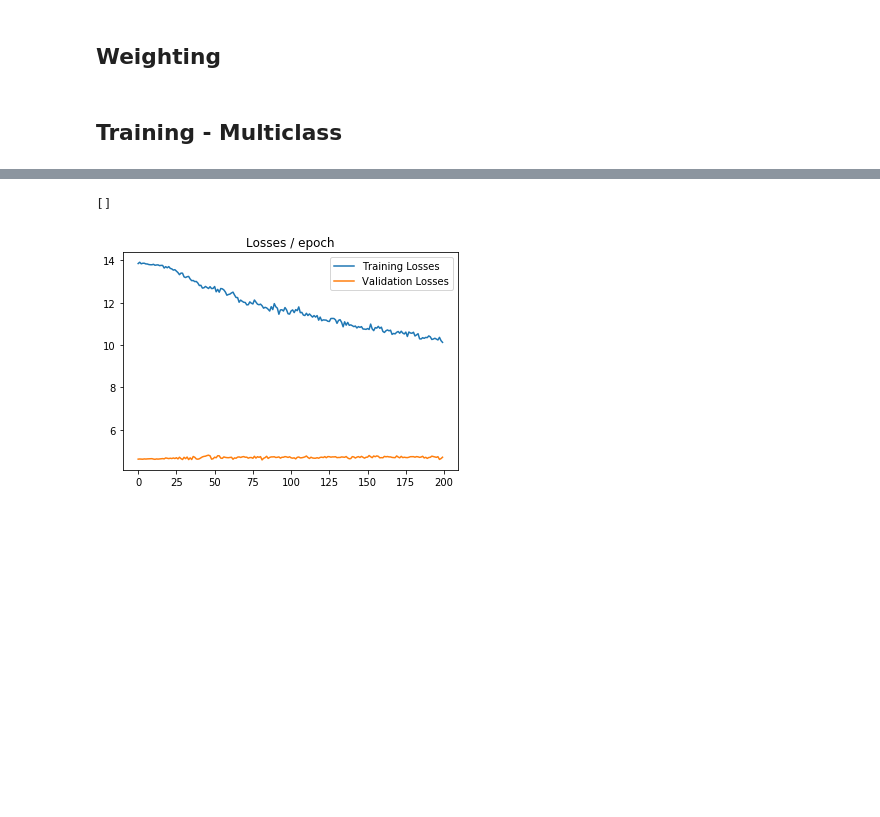
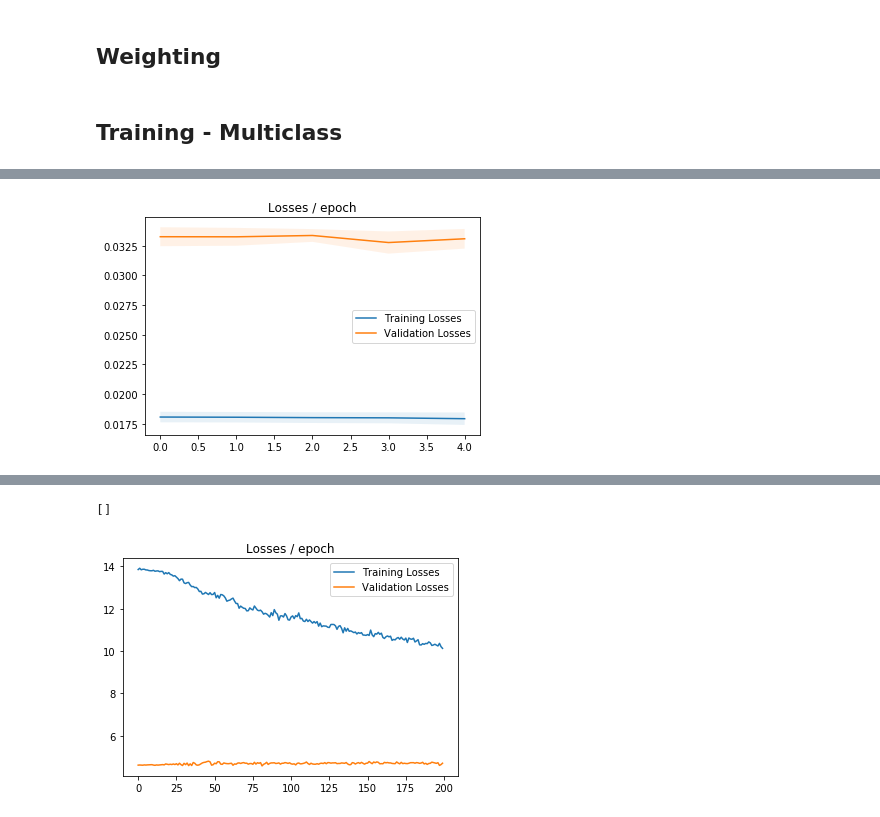
Before and after one commit to 1pha/flatten_brain_cnn, a Jupyter notebook: convolution.ipynb, the cells around one changed output, grey strips where cells are left out. Saved outputs shown, nothing was run; the diff lists cells and outputs as text; code cells hidden in the pictures; blank space fills up the shorter version.

Commit message:
[K-FOLD] 10 folds and dramatic effect...?

```diff
--- a/convolution.ipynb
+++ b/convolution.ipynb
@@ -46,6 +46,8 @@ X = data_loader(files)
 label = pd.read_csv('../res/age_balanced.csv', index_col=0)
 y_multi = torch.tensor(label.multiclass.values)
 y_binary = torch.tensor(label.binary.values)
+# %%
+kfold = KFold(n_splits=10)
 # %%
 # Binary
 X_train, X_test, y_binary_train, y_binary_test = train_test_split(X, y_binary,
@@ -299,0 +338,28 @@ EPOCH: 199
+# %%
+def cv_plotter(cv_trn, cv_val, title='loss'):
+    # cv_score : Folds * epochs
+    trn_mean = np.array(cv_trn).mean(axis=0)
+    trn_std  = np.array(cv_trn).std(axis=0)
+
+    val_mean = np.array(cv_val).mean(axis=0)
+    val_std  = np.array(cv_val).std(axis=0)
+
+    _range = range(len(trn_mean))
+
+    if title=='loss': legend = 'Losses'
+    elif title=='acc': legend = 'Accuracy'
+    else: pass
+
+    plt.title(legend+" / epoch")
+    plt.plot(trn_mean, label="Training " + legend)
+    plt.fill_between(_range, trn_mean-trn_std, trn_mean+trn_std, alpha=.1)
+
+    plt.plot(val_mean, label="Validation " + legend)
+    plt.fill_between(_range, val_mean-val_std, val_mean+val_std, alpha=.1)
+
+    plt.legend()
+    plt.plot()
+# %%
+cv_plotter(cv_loss_trn, cv_loss_val)
+# %% [output]
+[figure, added]
```
Also changed, not shown: parts of 7 cells of this notebook.
